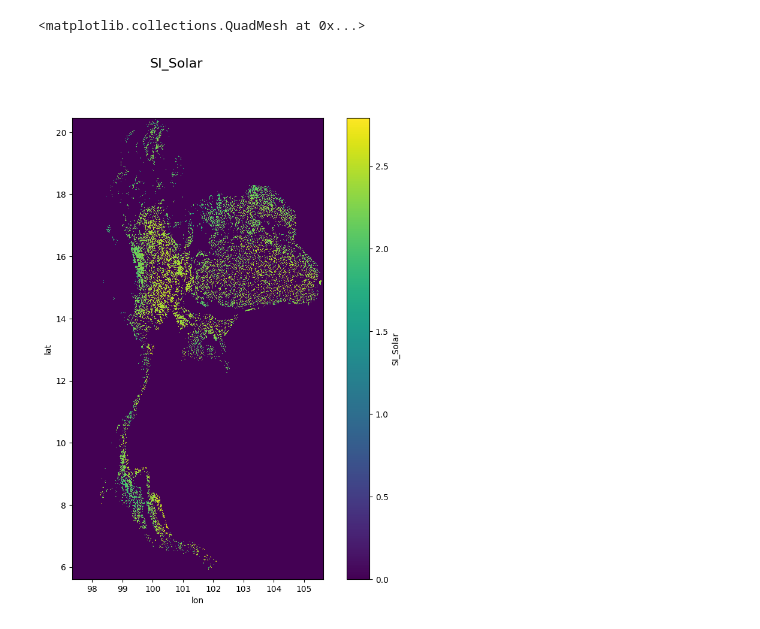
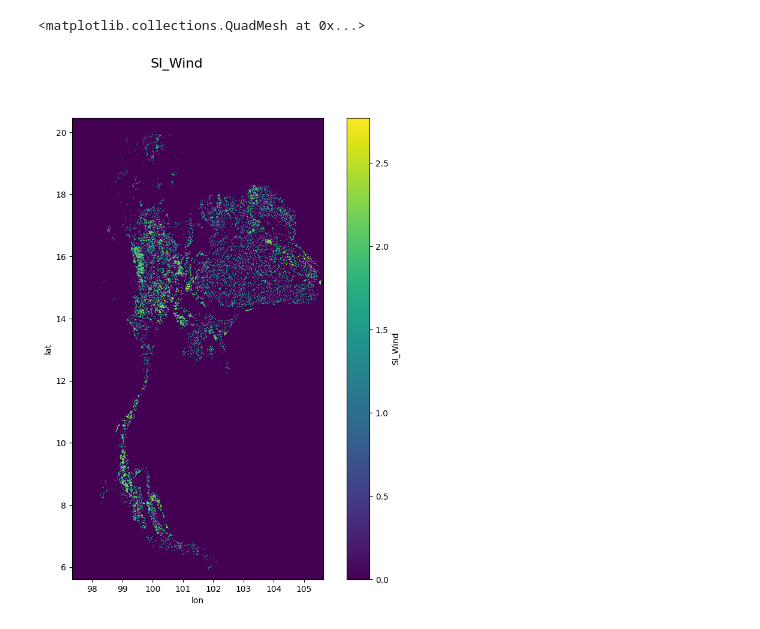
Before and after one commit to NarasetS/REPowerPlant_Siting, a Jupyter notebook: Checking_SI_map.ipynb, the cells around one changed output. Cells and saved outputs as stored; diff of their text form; code cells hidden in the pictures.

```diff
--- a/Checking_SI_map.ipynb
+++ b/Checking_SI_map.ipynb
@@ -18,11 +18,11 @@ min_lat = thailandmap.unary_union.bounds[3]
 # %%
 xr_landuse_suitability_index = xr.open_dataset('Output\\xr_final_SI.nc')
 fig, ax = plt.subplots(figsize=(10,10))
-type = 'SI_Solar'
+type = 'SI_Wind'
 fig.suptitle(str(type), fontsize=16)
 thailandmap.plot(ax = ax, color='none', edgecolor = 'black', zorder = 0,alpha = 0.1)
 xr_landuse_suitability_index[type].plot(ax = ax,zorder = 1)
 # %% [output]
 <matplotlib.collections.QuadMesh at 0x...>
-[figure, old version]
+[figure, new version]
 # %%
```
Also changed, not shown: parts of 2 cells of this notebook, 15 other files.
